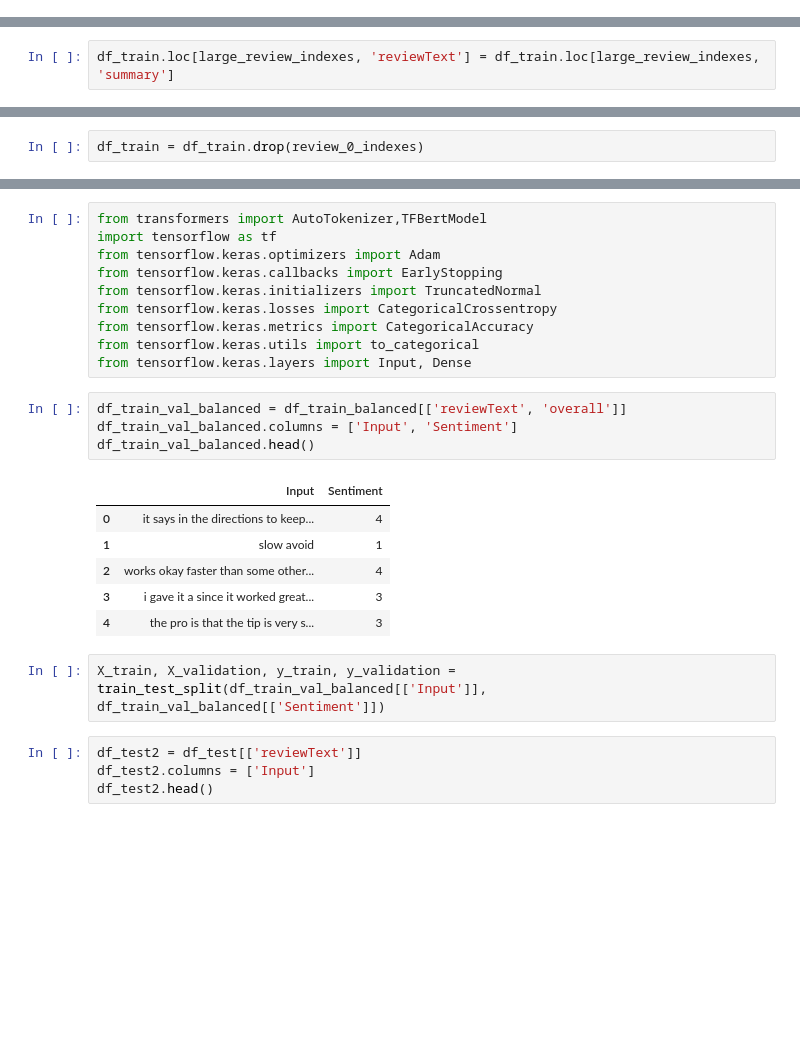
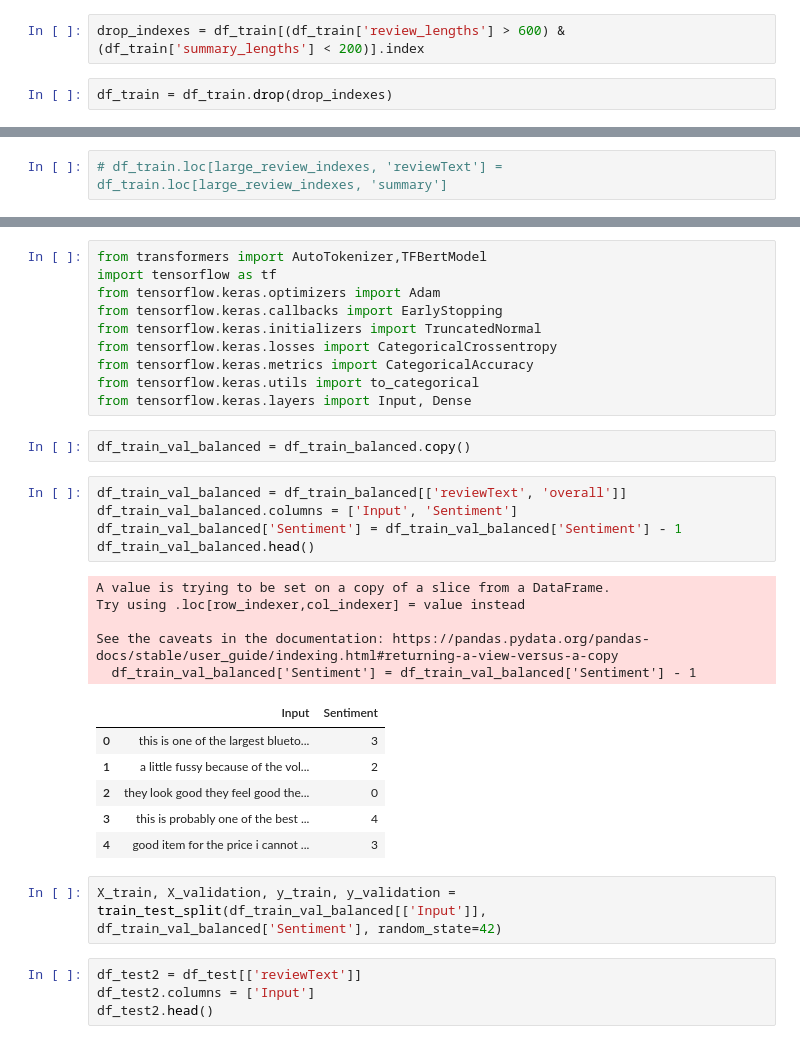
Before and after one commit to mr-robot77/Quera_G11-Project3, a Jupyter notebook: Problem2-Sentiment Analysis-NLP/Sentiment_Analysis_Amazon_NLP_Q3.ipynb, the cells around one changed output, grey strips where cells are left out. Saved outputs shown, nothing was run; the diff lists cells and outputs as text; blank space fills up the shorter version.

Commit message:
Kaggle Notebook | Sentiment_Analysis_Amazon_NLP_Q3 | Fine Tunning Bert Models

```diff
--- a/Problem2-Sentiment Analysis-NLP/Sentiment_Analysis_Amazon_NLP_Q3.ipynb
+++ b/Problem2-Sentiment Analysis-NLP/Sentiment_Analysis_Amazon_NLP_Q3.ipynb
@@ -244 +251,5 @@ Name: overall, dtype: int64
+# %%
+drop_indexes = df_train[(df_train['review_lengths'] > 600) & (df_train['summary_lengths'] < 200)].index
+# %%
+df_train = df_train.drop(drop_indexes)
 # %%
@@ -250,5 +257,5 @@ large_review_indexes = df_train[df_train['review_lengths'] > 600].index
 # %%
-df_train.loc[large_review_indexes, 'reviewText'] = df_train.loc[large_review_indexes, 'summary']
+# df_train.loc[large_review_indexes, 'reviewText'] = df_train.loc[large_review_indexes, 'summary']
 # %%
 df_train['review_lengths'] = df_train['reviewText'].apply(len)
 # %%
@@ -276,2 +264,0 @@ Int64Index([  3548,   8659,  49919,  61203,  88710,  90185,  98294, 107058,
-# %%
-df_train = df_train.drop(review_0_indexes)
@@ -595,19 +580,27 @@ from tensorflow.keras.losses import CategoricalCrossentropy
 from tensorflow.keras.metrics import CategoricalAccuracy
 from tensorflow.keras.utils import to_categorical
 from tensorflow.keras.layers import Input, Dense
+# %%
+df_train_val_balanced = df_train_balanced.copy()
 # %%
 df_train_val_balanced = df_train_balanced[['reviewText', 'overall']]
 df_train_val_balanced.columns = ['Input', 'Sentiment']
+df_train_val_balanced['Sentiment'] = df_train_val_balanced['Sentiment'] - 1
 df_train_val_balanced.head()
 # %% [output]
+A value is trying to be set on a copy of a slice from a DataFrame.
+Try using .loc[row_indexer,col_indexer] = value instead
+
+See the caveats in the documentation: https://pandas.pydata.org/pandas-docs/stable/user_guide/indexing.html#returning-a-view-versus-a-copy
+  df_train_val_balanced['Sentiment'] = df_train_val_balanced['Sentiment'] - 1
 |  | Input | Sentiment |
-| 0 | it says in the directions to keep... | 4 |
-| 1 | slow avoid | 1 |
-| 2 | works okay faster than some other... | 4 |
-| 3 | i gave it a since it worked great... | 3 |
-| 4 | the pro is that the tip is very s... | 3 |
+| 0 | this is one of the largest blueto... | 3 |
+| 1 | a little fussy because of the vol... | 2 |
+| 2 | they look good they feel good the... | 0 |
+| 3 | this is probably one of the best ... | 4 |
+| 4 | good item for the price i cannot ... | 3 |
 # %%
-X_train, X_validation, y_train, y_validation = train_test_split(df_train_val_balanced[['Input']], df_train_val_balanced[['Sentiment']])
+X_train, X_validation, y_train, y_validation = train_test_split(df_train_val_balanced[['Input']], df_train_val_balanced['Sentiment'], random_state=42)
 # %%
 df_test2 = df_test[['reviewText']]
 df_test2.columns = ['Input']
```
Also changed, not shown: parts of 19 cells of this notebook.
